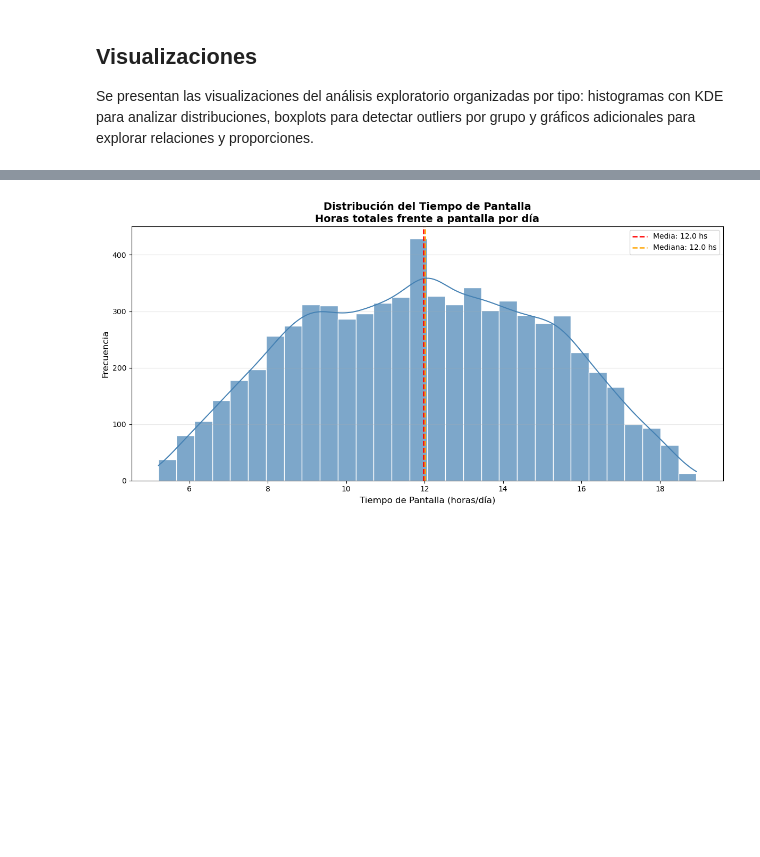
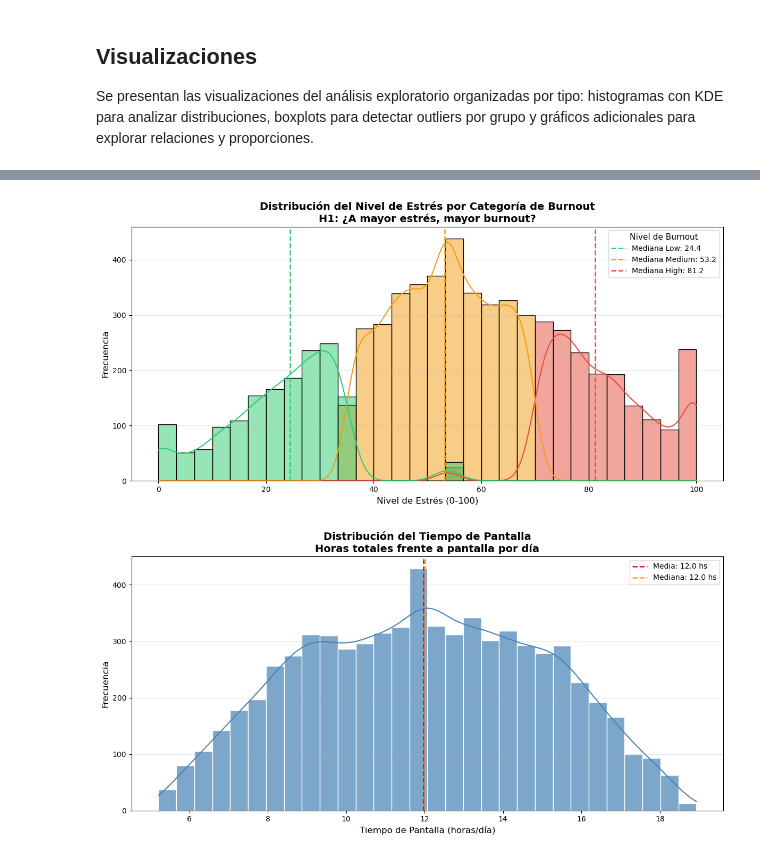
Before and after one commit to gzarazaga/trabajo-practico-1, a Jupyter notebook: TP1_zarazaga.ipynb, the cells around one changed output, grey strips where cells are left out. Saved outputs shown, nothing was run; the diff lists cells and outputs as text; code cells hidden in the pictures; blank space fills up the shorter version.

Commit message:
Fix histograma stress level

```diff
--- a/TP1_zarazaga.ipynb
+++ b/TP1_zarazaga.ipynb
@@ -566,3 +564,44 @@ Se presentan las visualizaciones del análisis exploratorio organizadas por tipo
+# %%
+# H1: distribución de stress_level por categoría de burnout — se espera separación clara entre grupos
+palette = {"Low": "#2ecc71", "Medium": "#f39c12", "High": "#e74c3c"}
+
+fig, ax = plt.subplots(figsize=(12, 6))
+
+sns.histplot(
+    data=df_developer_burnout_dataset,
+    x="stress_level",
+    hue="burnout_level",
+    hue_order=["Low", "Medium", "High"],
+    kde=True,
+    palette=palette,
+    alpha=0.5,
+    bins=30,
+    ax=ax
+)
+
+for level, color in palette.items():
+    mediana = df_developer_burnout_dataset[
+        df_developer_burnout_dataset["burnout_level"] == level
+    ]["stress_level"].median()
+    ax.axvline(mediana, color=color, linestyle="--", linewidth=1.8,
+               label=f"Mediana {level}: {mediana:.1f}")
+
+ax.set_title(
+    "Distribución del Nivel de Estrés por Categoría de Burnout\n"
+    "H1: ¿A mayor estrés, mayor burnout?",
+    fontsize=14, fontweight="bold"
+)
+ax.set_xlabel("Nivel de Estrés (0-100)", fontsize=12)
+ax.set_ylabel("Frecuencia", fontsize=12)
+ax.legend(title="Nivel de Burnout", title_fontsize=11, fontsize=10)
+ax.grid(axis="y", alpha=0.3)
+plt.tight_layout()
+plt.show()
+
+# Las distribuciones presentan forma aproximadamente normal con picos bien separados
+# y escaso solapamiento entre grupos: Low ~24, Medium ~53, High ~81
+# %% [output]
+[figure, added]
 # %%
 # Distribución general del tiempo de pantalla — sin segmentar por burnout para ver el
 # comportamiento global
```
Also changed, not shown: parts of 4 cells of this notebook.
